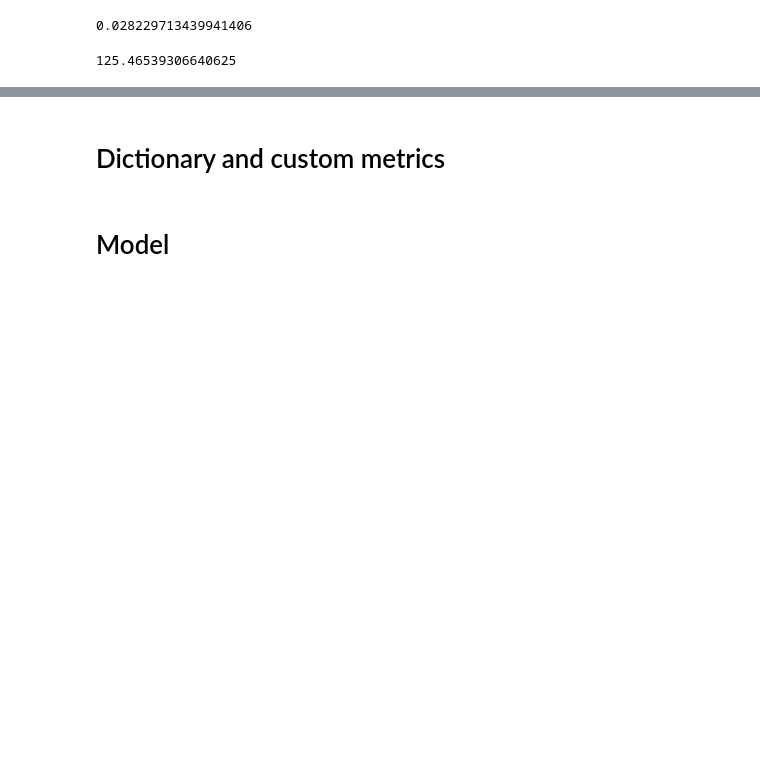
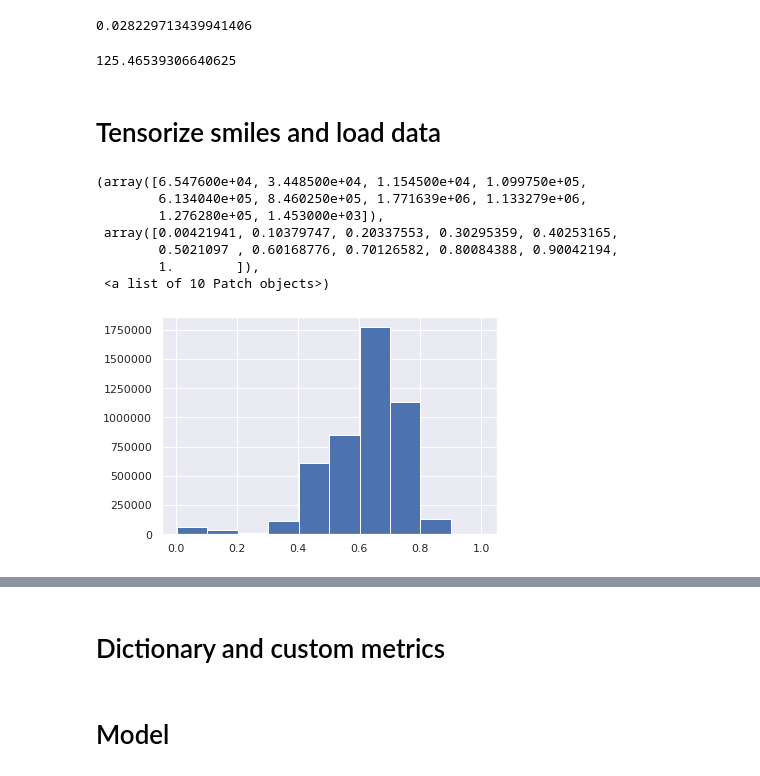
Before and after one commit to BioSysLab/deepSNEM, a Jupyter notebook: models/graph_dist.ipynb, the cells around one changed output, grey strips where cells are left out. Drawn from its saved outputs; the diff is of its cells as text; code cells hidden in the pictures; blank space fills up the shorter version.

```diff
--- a/models/graph_dist.ipynb
+++ b/models/graph_dist.ipynb
@@ -348,3 +358,5 @@ np.savetxt("samples_all_ged.csv", ged)
+# %% [markdown]
+# Tensorize smiles and load data
 # %%
 def tensorize_signalnet(netx_list,prot_dict,max_prots,max_degree,shapes_dict):
     import numpy as np
@@ -369,4 +382,17 @@ def tensorize_signalnet(netx_list,prot_dict,max_prots,max_degree,shapes_dict):
     return X_prots,Χ_edgattr,X_edges
 # %%
 df_pairs=pd.read_csv("df_pairs.csv",index_col=0).reset_index(drop=True)
+# %%
+df_pairs.value=df_pairs.value/max(df_pairs.value)
+# %%
+plt.hist(df_pairs.value)
+# %% [output]
+(array([6.547600e+04, 3.448500e+04, 1.154500e+04, 1.099750e+05,
+        6.134040e+05, 8.460250e+05, 1.771639e+06, 1.133279e+06,
+        1.276280e+05, 1.453000e+03]),
+ array([0.00421941, 0.10379747, 0.20337553, 0.30295359, 0.40253165,
+        0.5021097 , 0.60168776, 0.70126582, 0.80084388, 0.90042194,
+        1.        ]),
+ <a list of 10 Patch objects>)
+[figure, added]
 # %%
```
Also changed, not shown: parts of 41 cells of this notebook.
